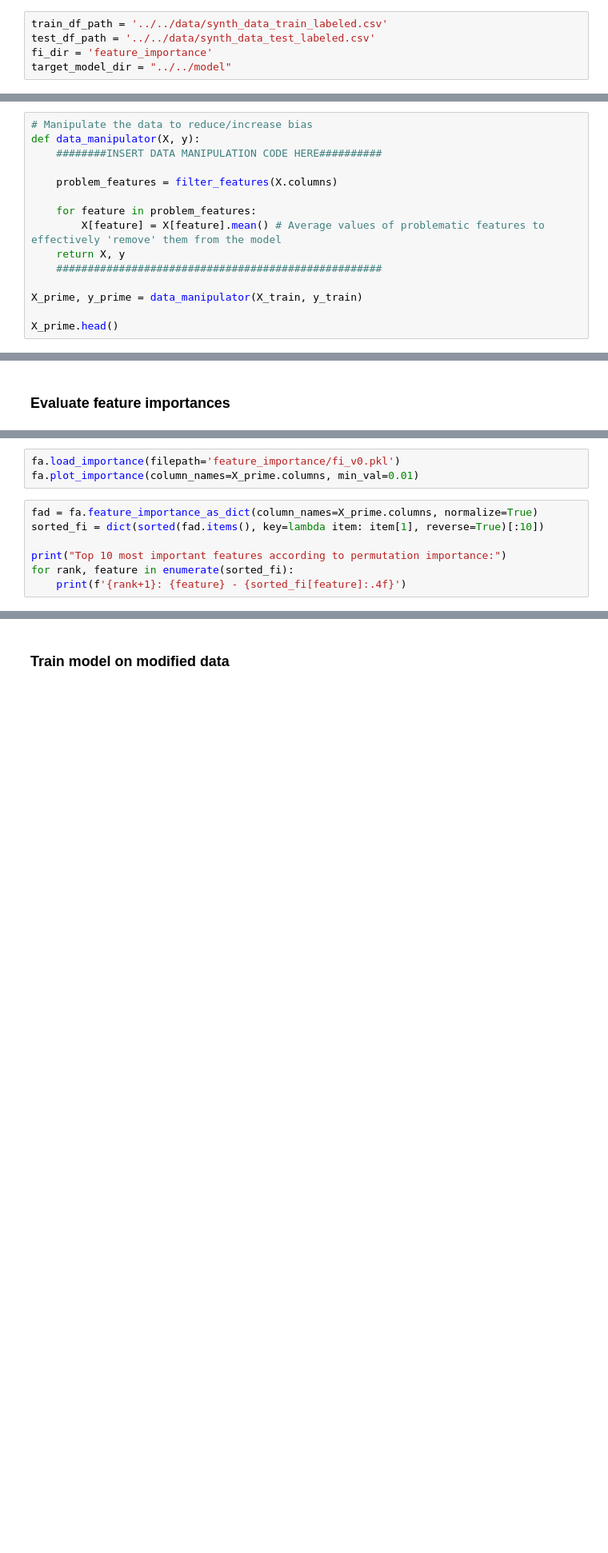
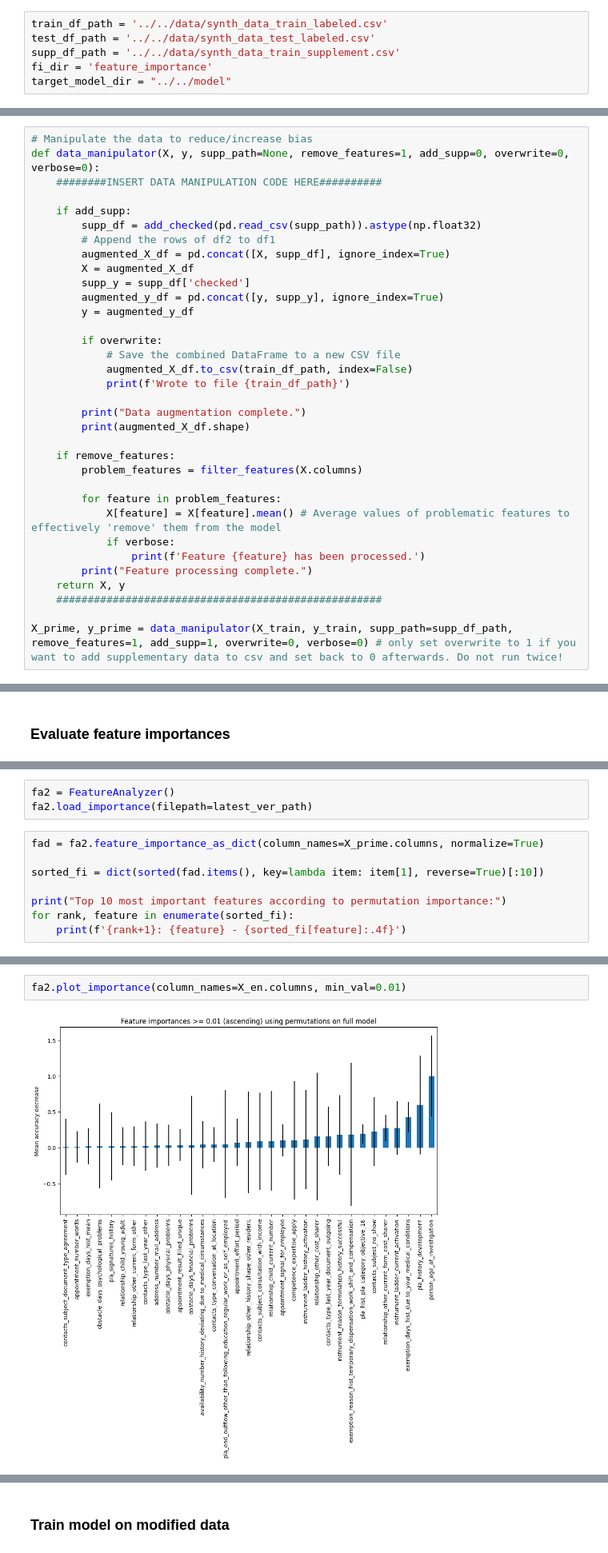
Before and after one commit to yulinchen03/TestingProject, a Jupyter notebook: src/team_1/model1_training.ipynb, the cells around one changed output, grey strips where cells are left out. Shown at 80% size. Cells and saved outputs as stored; diff of their text form; blank space fills up the shorter version.

```diff
--- a/src/team_1/model1_training.ipynb
+++ b/src/team_1/model1_training.ipynb
@@ -8,6 +10,7 @@ from src.utils.plot_utils import *
 # %%
 train_df_path = '../../data/synth_data_train_labeled.csv'
 test_df_path = '../../data/synth_data_test_labeled.csv'
+supp_df_path = '../../data/synth_data_train_supplement.csv'
 fi_dir = 'feature_importance'
 target_model_dir = "../../model"
 # %%
@@ -24,16 +27,35 @@ y_test = test_df['checked']
 ### Manipulate the data
 # %%
 # Manipulate the data to reduce/increase bias
-def data_manipulator(X, y):
+def data_manipulator(X, y, supp_path=None, remove_features=1, add_supp=0, overwrite=0, verbose=0):
     ########INSERT DATA MANIPULATION CODE HERE##########
 
-    problem_features = filter_features(X.columns)
+    if add_supp:
+        supp_df = add_checked(pd.read_csv(supp_path)).astype(np.float32)
+        # Append the rows of df2 to df1
+        augmented_X_df = pd.concat([X, supp_df], ignore_index=True)
+        X = augmented_X_df
+        supp_y = supp_df['checked']
+        augmented_y_df = pd.concat([y, supp_y], ignore_index=True)
+        y = augmented_y_df
 
-    for feature in problem_features:
-        X[feature] = X[feature].mean() # Average values of problematic features to effectively 'remove' them from the model
+        if overwrite:
+            # Save the combined DataFrame to a new CSV file
+            augmented_X_df.to_csv(train_df_path, index=False)
+            print(f'Wrote to file {train_df_path}')
+
+        print("Data augmentation complete.")
+        print(augmented_X_df.shape)
+
+    if remove_features:
+        problem_features = filter_features(X.columns)
+
+        for feature in problem_features:
+            X[feature] = X[feature].mean() # Average values of problematic features to effectively 'remove' them from the model
+            if verbose:
+                print(f'Feature {feature} has been processed.')
+        print("Feature processing complete.")
     return X, y
     ####################################################
 
-X_prime, y_prime = data_manipulator(X_train, y_train)
-
-X_prime.head()
+X_prime, y_prime = data_manipulator(X_train, y_train, supp_path=supp_df_path, remove_features=1, add_supp=1, overwrite=0, verbose=0) # only set overwrite to 1 if you want to add supplementary data to csv and set back to 0 afterwards. Do not run twice!
@@ -54,8 +85,9 @@ print(latest_ver_path)
 # %%
-fa.load_importance(filepath='feature_importance/fi_v0.pkl')
-fa.plot_importance(column_names=X_prime.columns, min_val=0.01)
+fa2 = FeatureAnalyzer()
+fa2.load_importance(filepath=latest_ver_path)
 # %%
-fad = fa.feature_importance_as_dict(column_names=X_prime.columns, normalize=True)
+fad = fa2.feature_importance_as_dict(column_names=X_prime.columns, normalize=True)
+
 sorted_fi = dict(sorted(fad.items(), key=lambda item: item[1], reverse=True)[:10])
 
 print("Top 10 most important features according to permutation importance:")
@@ -68,0 +126,4 @@ top_features_en
+# %%
+fa2.plot_importance(column_names=X_en.columns, min_val=0.01)
+# %% [output]
+[figure, added]
```
Also changed, not shown: parts of 11 cells of this notebook, 7 other files.
